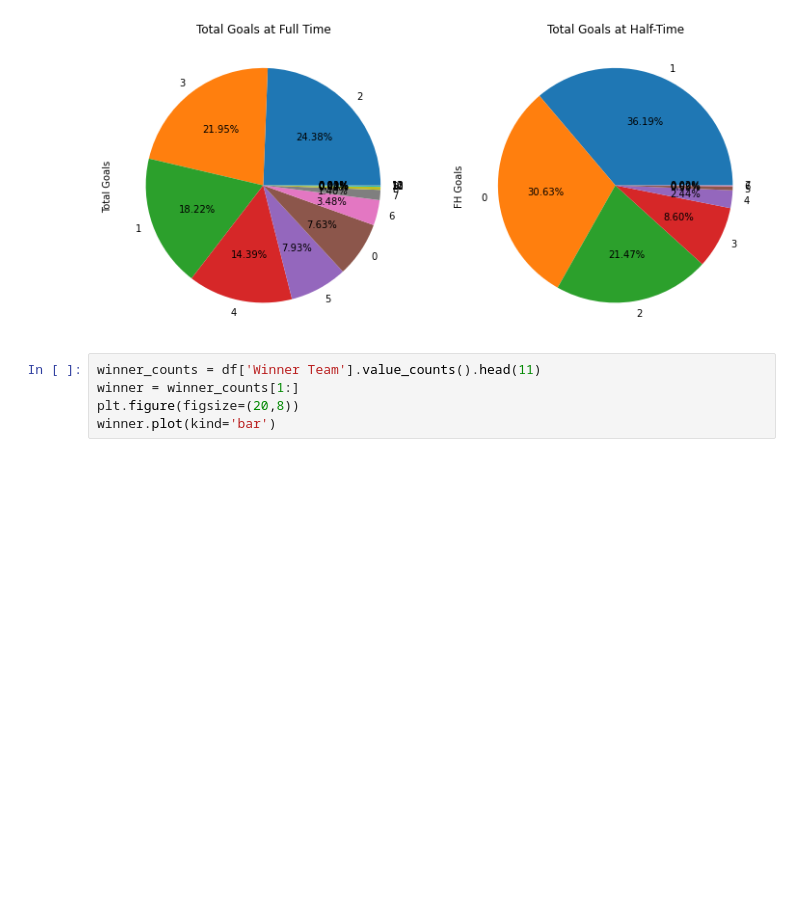
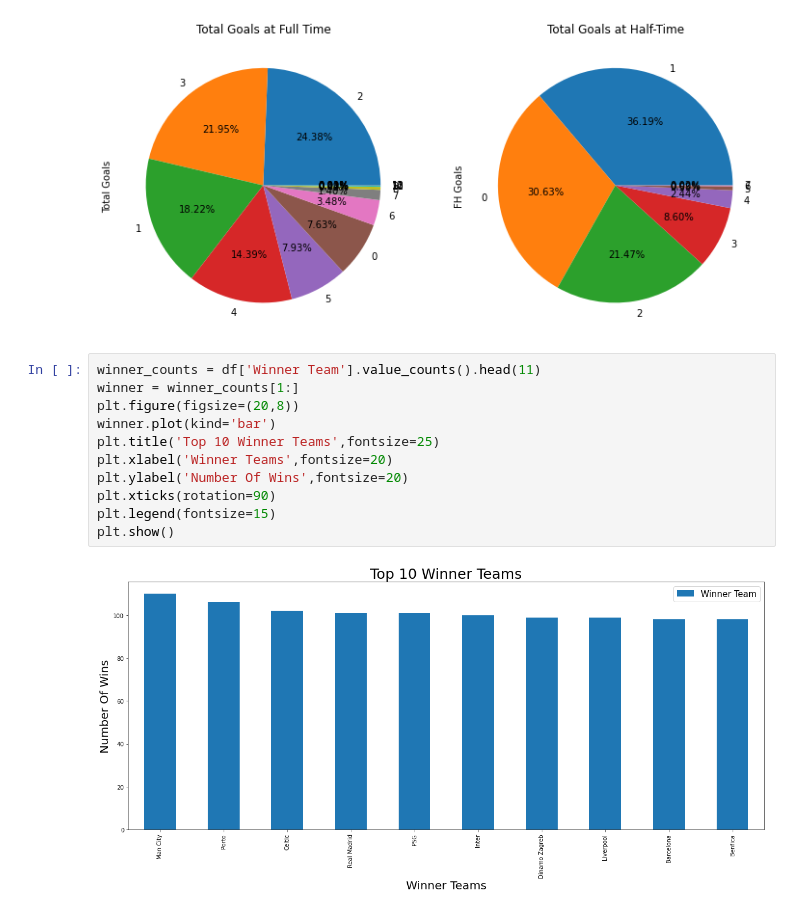
Before and after one commit to MuhammadAhmed3092/Data-Science-Projects, a Jupyter notebook: Football Leagues Analysis using EDA.ipynb, the cells around one changed output. Saved outputs shown, nothing was run; the diff lists cells and outputs as text; blank space fills up the shorter version.

```diff
--- a/Football Leagues Analysis using EDA.ipynb
+++ b/Football Leagues Analysis using EDA.ipynb
@@ -195,5 +198,13 @@ Text(0.5, 1.0, 'Total Goals at Half-Time')
 # %%
 winner_counts = df['Winner Team'].value_counts().head(11)
 winner = winner_counts[1:]
 plt.figure(figsize=(20,8))
 winner.plot(kind='bar')
+plt.title('Top 10 Winner Teams',fontsize=25)
+plt.xlabel('Winner Teams',fontsize=20)
+plt.ylabel('Number Of Wins',fontsize=20)
+plt.xticks(rotation=90)
+plt.legend(fontsize=15)
+plt.show()
+# %% [output]
+[figure, added]
```
Also changed, not shown: parts of 1 cell of this notebook.
